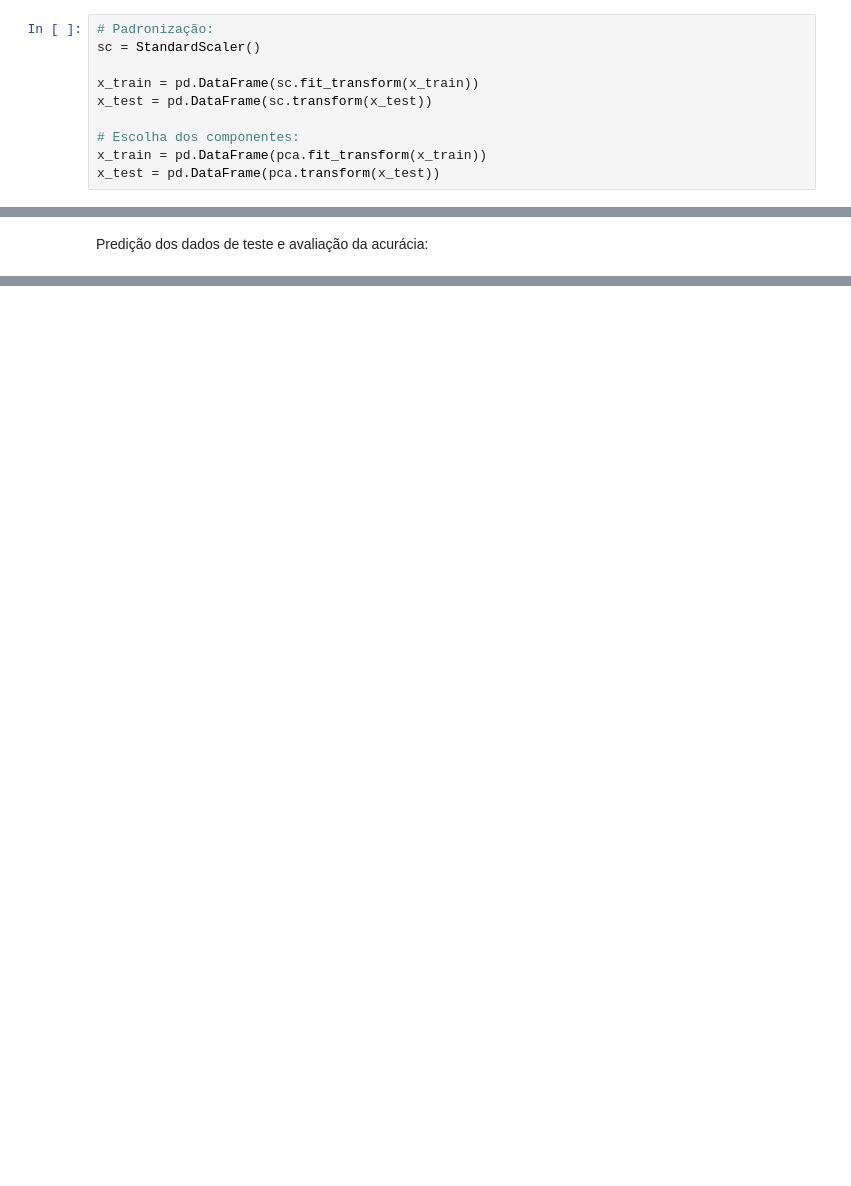
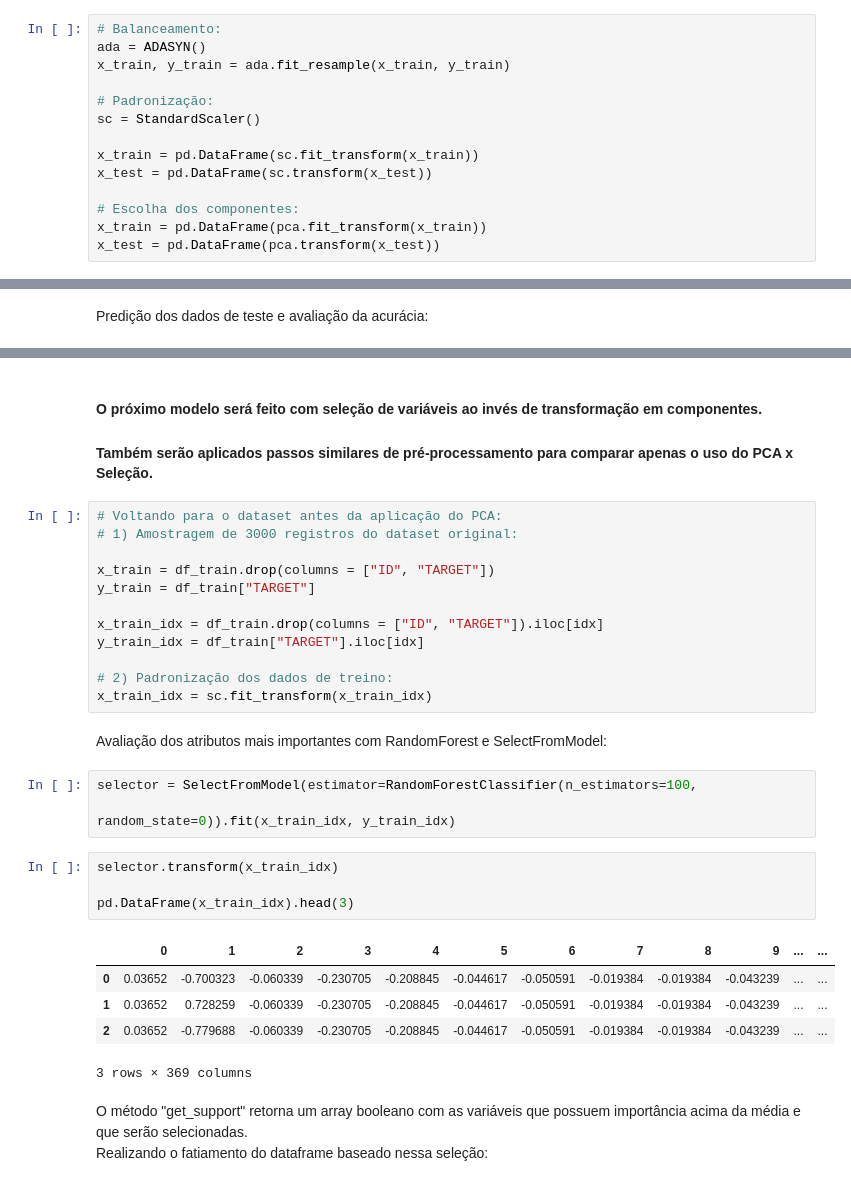
Before and after one commit to michelrribeiro/scripts-Python, a Jupyter notebook: dsa-satisfacao-clientes-santander.ipynb, the cells around one changed output, grey strips where cells are left out. Drawn from its saved outputs; the diff is of its cells as text; blank space fills up the shorter version.

```diff
--- a/dsa-satisfacao-clientes-santander.ipynb
+++ b/dsa-satisfacao-clientes-santander.ipynb
@@ -218,6 +221,10 @@ print(rfc.best_params_)
 # %% [markdown]
 Criação dos modelos com os parâmetros definidos como melhores e utilizando todo o dataset de treino:
 # %%
+# Balanceamento:
+ada = ADASYN()
+x_train, y_train = ada.fit_resample(x_train, y_train)
+
 # Padronização:
 sc = StandardScaler()
 
@@ -259,0 +273,33 @@ print(conf_mtx, "\n"*2, "Acurácia em teste:", round(accuracy_score(y_test, y_pr
+# %% [markdown]
+#### O próximo modelo será feito com seleção de variáveis ao invés de transformação em componentes.
+#### Também serão aplicados passos similares de pré-processamento para comparar apenas o uso do PCA x Seleção.
+# %%
+# Voltando para o dataset antes da aplicação do PCA:
+# 1) Amostragem de 3000 registros do dataset original:
+
+x_train = df_train.drop(columns = ["ID", "TARGET"])
+y_train = df_train["TARGET"]
+
+x_train_idx = df_train.drop(columns = ["ID", "TARGET"]).iloc[idx]
+y_train_idx = df_train["TARGET"].iloc[idx]
+
+# 2) Padronização dos dados de treino:
+x_train_idx = sc.fit_transform(x_train_idx)
+# %% [markdown]
+Avaliação dos atributos mais importantes com RandomForest e SelectFromModel:
+# %%
+selector = SelectFromModel(estimator=RandomForestClassifier(n_estimators=100,
+                                                            random_state=0)).fit(x_train_idx, y_train_idx)
+# %%
+selector.transform(x_train_idx)
+
+pd.DataFrame(x_train_idx).head(3)
+# %% [output]
+|  | 0 | 1 | 2 | 3 | 4 | 5 | 6 | 7 | 8 | 9 | ... | ... |
+| 0 | 0.03652 | -0.700323 | -0.060339 | -0.230705 | -0.208845 | -0.044617 | -0.050591 | -0.019384 | -0.019384 | -0.043239 | ... | ... |
+| 1 | 0.03652 | 0.728259 | -0.060339 | -0.230705 | -0.208845 | -0.044617 | -0.050591 | -0.019384 | -0.019384 | -0.043239 | ... | ... |
+| 2 | 0.03652 | -0.779688 | -0.060339 | -0.230705 | -0.208845 | -0.044617 | -0.050591 | -0.019384 | -0.019384 | -0.043239 | ... | ... |
+3 rows × 369 columns
+# %% [markdown]
+O método "get_support" retorna um array booleano com as variáveis que possuem importância acima da média e que serão selecionadas.<br>
+Realizando o fatiamento do dataframe baseado nessa seleção:
```
Also changed, not shown: parts of 21 cells of this notebook.
